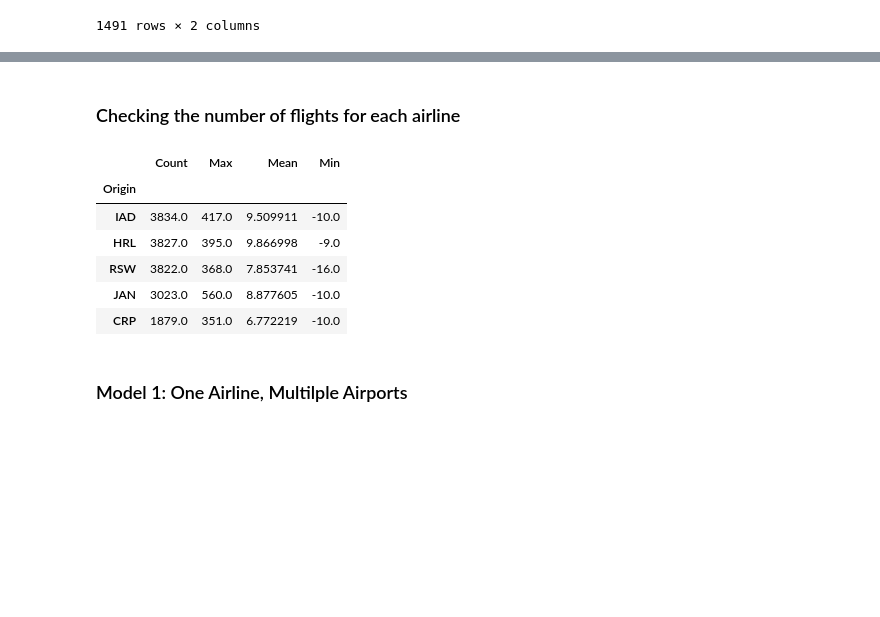
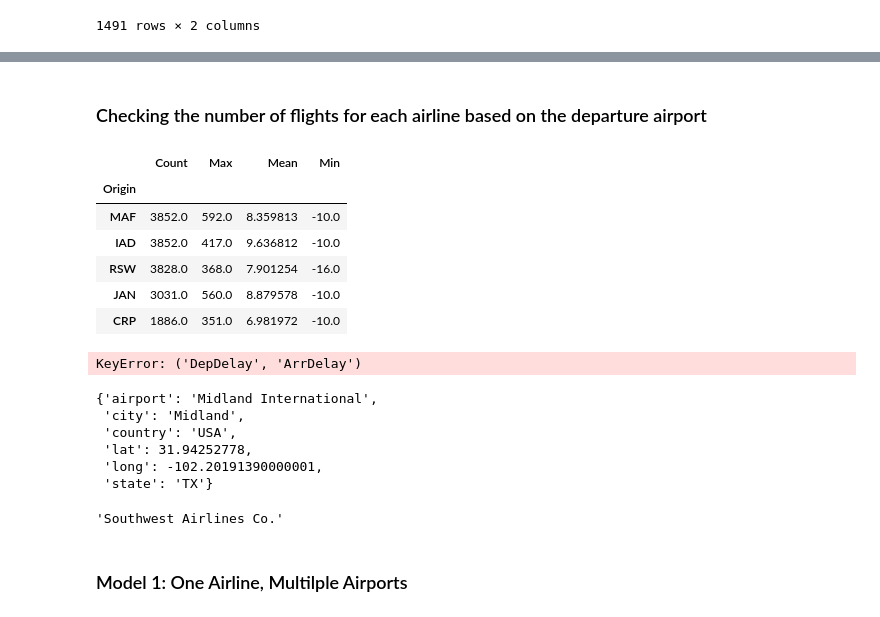
Before and after one commit to tninh/Flights-Delay-Prediction, a Jupyter notebook: script/flights_delay_regression.ipynb, the cells around one changed output, grey strips where cells are left out. Drawn from its saved outputs; the diff is of its cells as text; code cells hidden in the pictures; blank space fills up the shorter version.

```diff
--- a/script/flights_delay_regression.ipynb
+++ b/script/flights_delay_regression.ipynb
@@ -215,8 +192,6 @@ df1.to_csv(path_or_buf='../data/preprocessed_2008.csv', index=False)
 # %%
 #Read the preprocessed data
 df1 = pd.read_csv('../data/preprocessed_2008.csv')
-# %%
-df1.dropna(inplace=True)
 # %%
 df1
 # %% [output]
@@ -269,2 +244,3 @@ carriers.loc[carriers['Code'] == 'OO']
 # %%
-carriers_abbr = carriers.set_index('Code')['Description'].to_dict()
+carriers_abbr_dict = carriers.set_index('Code')['Description'].to_dict()
+carriers_abbr_dict['WN']
@@ -303,16 +343,18 @@ global_stats.shape
 # %% [markdown]
-### Checking the number of flights for each airline
+### Checking the number of flights for each airline based on the departure airport
 # %%
 carrier = 'WN'
-check_airports = df1[(df1['UniqueCarrier'] == carrier)]['DepDelay'].groupby(df1['Origin']).apply(get_stats).unstack()
+carriers.loc[carriers['Code'] == 'WN']
+check_depDelay_airports = df1[(df1['UniqueCarrier'] == carrier)]['DepDelay'].groupby(df1['Origin']).apply(get_stats).unstack()
 check_airports.sort_values('Count', ascending = False, inplace = True)
 check_airports[-5:]
+#carriers.loc[carriers['Code'] == 'WN']
 # %% [output]
 |  | Count | Max | Mean | Min |
 | Origin |  |  |  |  |
-| IAD | 3834.0 | 417.0 | 9.509911 | -10.0 |
-| HRL | 3827.0 | 395.0 | 9.866998 | -9.0 |
-| RSW | 3822.0 | 368.0 | 7.853741 | -16.0 |
-| JAN | 3023.0 | 560.0 | 8.877605 | -10.0 |
-| CRP | 1879.0 | 351.0 | 6.772219 | -10.0 |
+| MAF | 3852.0 | 592.0 | 8.359813 | -10.0 |
+| IAD | 3852.0 | 417.0 | 9.636812 | -10.0 |
+| RSW | 3828.0 | 368.0 | 7.901254 | -16.0 |
+| JAN | 3031.0 | 560.0 | 8.879578 | -10.0 |
+| CRP | 1886.0 | 351.0 | 6.981972 | -10.0 |
 # %%
@@ -336,3 +379,20 @@ def get_flight_delays(df, carrier, id_airport, extrem_values = False):
+# %%
+get_flight_delays(df1, 'WN', 'MAF')
+# %% [output]
+KeyError: ('DepDelay', 'ArrDelay')
+# %%
+get_airport_info('MAF')
+# %% [output]
+{'airport': 'Midland International',
+ 'city': 'Midland',
+ 'country': 'USA',
+ 'lat': 31.94252778,
+ 'long': -102.20191390000001,
+ 'state': 'TX'}
+# %%
+get_flight_info('WN')
+# %% [output]
+'Southwest Airlines Co.'
 # %% [markdown]
 ### Model 1: One Airline, Multilple Airports
 # %%
```
Also changed, not shown: parts of 23 cells of this notebook.
